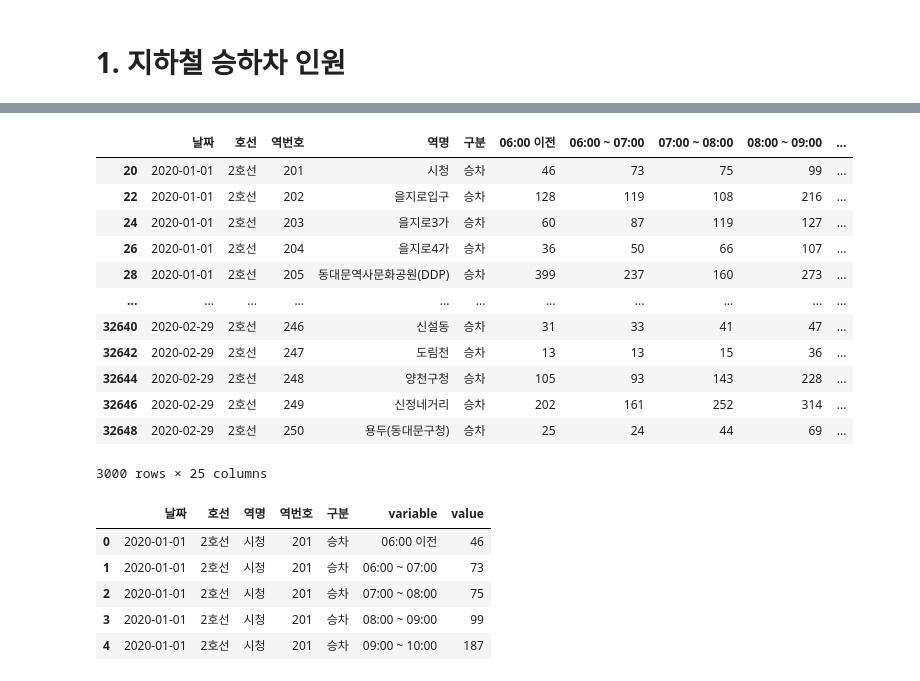
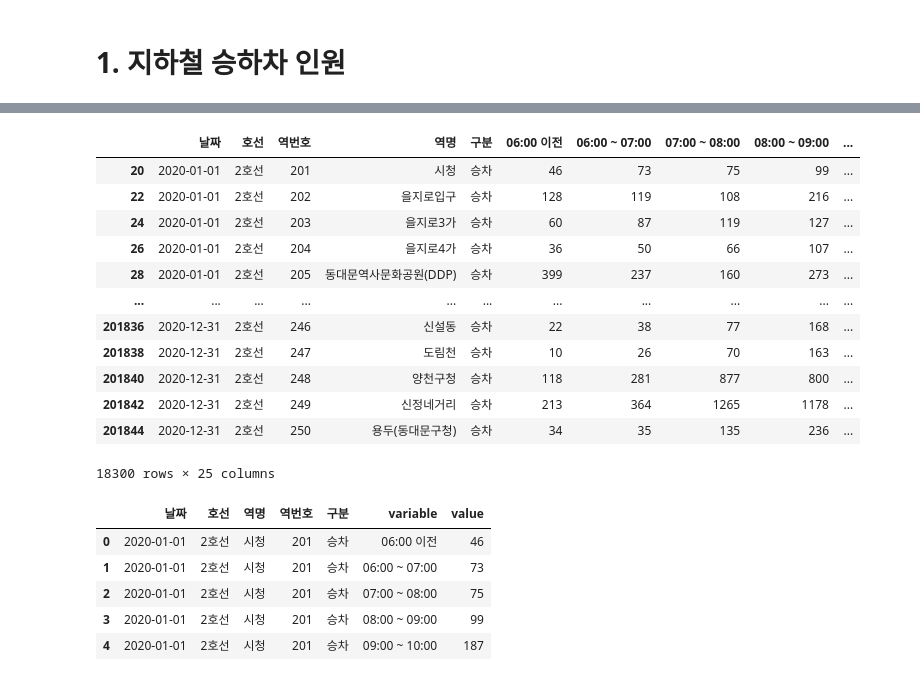
Before and after one commit to HyeongSeok-Park/Academy_Second_Project, a Jupyter notebook: 데이터 전처리 및 시각화.ipynb, the cells around one changed output, grey strips where cells are left out. Saved outputs shown, nothing was run; the diff lists cells and outputs as text; code cells hidden in the pictures.

```diff
--- a/데이터 전처리 및 시각화.ipynb
+++ b/데이터 전처리 및 시각화.ipynb
@@ -39,20 +41,22 @@ memory usage: 38.6+ MB
 # %%
 # 2호선 / 승차인원 / 기간(2020-01-01 ~ 2020-02-29)
 # row data 볼륨을 줄이기 위해 조건 설정
-sub_2020_edit1 = subway_2020_list[(subway_2020_list['호선'] == '2호선') & (subway_2020_list['구분'] == '승차') & (subway_2020_list['날짜'] < '2020-03-01')]
+sub_2020_edit1 = subway_2020_list[(subway_2020_list['호선'] == '2호선') & (subway_2020_list['구분'] == '승차')]
+
+# 1차 가공 데이터 (2호선/승차인원)
 sub_2020_edit1
 # %% [output]
 |  | 날짜 | 호선 | 역번호 | 역명 | 구분 | 06:00 이전 | 06:00 ~ 07:00 | 07:00 ~ 08:00 | 08:00 ~ 09:00 | ... |
 | 20 | 2020-01-01 | 2호선 | 201 | 시청 | 승차 | 46 | 73 | 75 | 99 | ... |
 | 22 | 2020-01-01 | 2호선 | 202 | 을지로입구 | 승차 | 128 | 119 | 108 | 216 | ... |
 | 24 | 2020-01-01 | 2호선 | 203 | 을지로3가 | 승차 | 60 | 87 | 119 | 127 | ... |
 | 26 | 2020-01-01 | 2호선 | 204 | 을지로4가 | 승차 | 36 | 50 | 66 | 107 | ... |
 | 28 | 2020-01-01 | 2호선 | 205 | 동대문역사문화공원(DDP) | 승차 | 399 | 237 | 160 | 273 | ... |
 | ... | ... | ... | ... | ... | ... | ... | ... | ... | ... | ... |
-| 32640 | 2020-02-29 | 2호선 | 246 | 신설동 | 승차 | 31 | 33 | 41 | 47 | ... |
-| 32642 | 2020-02-29 | 2호선 | 247 | 도림천 | 승차 | 13 | 13 | 15 | 36 | ... |
-| 32644 | 2020-02-29 | 2호선 | 248 | 양천구청 | 승차 | 105 | 93 | 143 | 228 | ... |
-| 32646 | 2020-02-29 | 2호선 | 249 | 신정네거리 | 승차 | 202 | 161 | 252 | 314 | ... |
-| 32648 | 2020-02-29 | 2호선 | 250 | 용두(동대문구청) | 승차 | 25 | 24 | 44 | 69 | ... |
+| 201836 | 2020-12-31 | 2호선 | 246 | 신설동 | 승차 | 22 | 38 | 77 | 168 | ... |
+| 201838 | 2020-12-31 | 2호선 | 247 | 도림천 | 승차 | 10 | 26 | 70 | 163 | ... |
+| 201840 | 2020-12-31 | 2호선 | 248 | 양천구청 | 승차 | 118 | 281 | 877 | 800 | ... |
+| 201842 | 2020-12-31 | 2호선 | 249 | 신정네거리 | 승차 | 213 | 364 | 1265 | 1178 | ... |
+| 201844 | 2020-12-31 | 2호선 | 250 | 용두(동대문구청) | 승차 | 34 | 35 | 135 | 236 | ... |
-3000 rows × 25 columns
+18300 rows × 25 columns
 # %%
```
Also changed, not shown: parts of 8 cells of this notebook, 1 other file.
